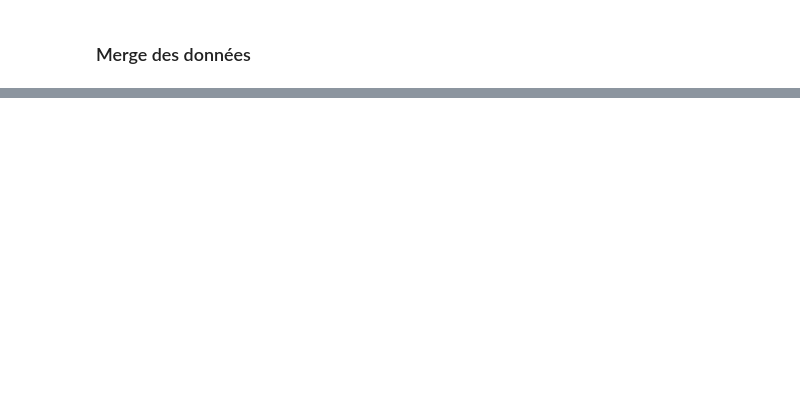
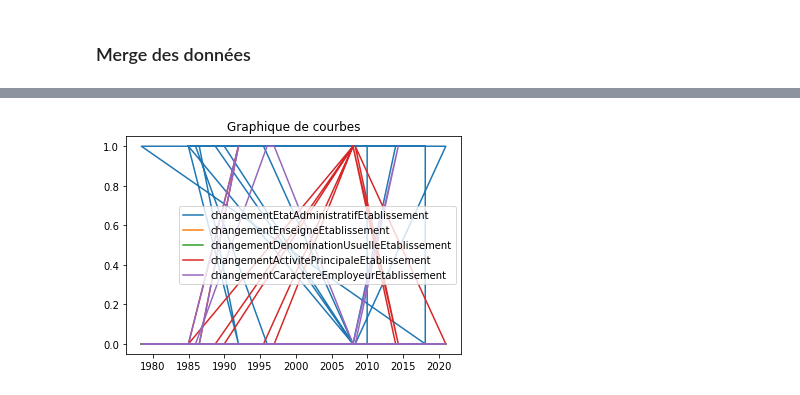
Before and after one commit to JonathanLouamba/Projet_GGVie, a Jupyter notebook: Projet_GGVie.ipynb, the cells around one changed output, grey strips where cells are left out. Drawn from its saved outputs; the diff is of its cells as text; code cells hidden in the pictures; blank space fills up the shorter version.

```diff
--- a/Projet_GGVie.ipynb
+++ b/Projet_GGVie.ipynb
@@ -78,0 +150,31 @@ stock_unite_legale_merged['siren'].nunique()
+# %%
+stock_etablissement_merged.columns
+df = df[['dateDebut','changementEtatAdministratifEtablissement','changementEnseigneEtablissement',
+       'changementDenominationUsuelleEtablissement',
+       'changementActivitePrincipaleEtablissement',
+       'changementCaractereEmployeurEtablissement']]
+
+df = df.head(10000)
+
+columns = ['changementEtatAdministratifEtablissement',
+       'changementEnseigneEtablissement',
+       'changementDenominationUsuelleEtablissement',
+       'changementActivitePrincipaleEtablissement',
+       'changementCaractereEmployeurEtablissement']
+
+df["dateDebut"] = pd.to_datetime(df["dateDebut"])
+
+# Tracer les courbes avec des dates en abscisse et des valeurs booléennes en ordonnées
+for column in columns:
+    plt.plot(df["dateDebut"], df[column], label=column)
+
+# Ajouter une légende au graphique
+plt.legend()
+
+# Ajouter un titre au graphique
+plt.title("Graphique de courbes")
+
+# Afficher le graphique
+plt.show()
+# %% [output]
+[figure, added]
```
Also changed, not shown: parts of 15 cells of this notebook.
